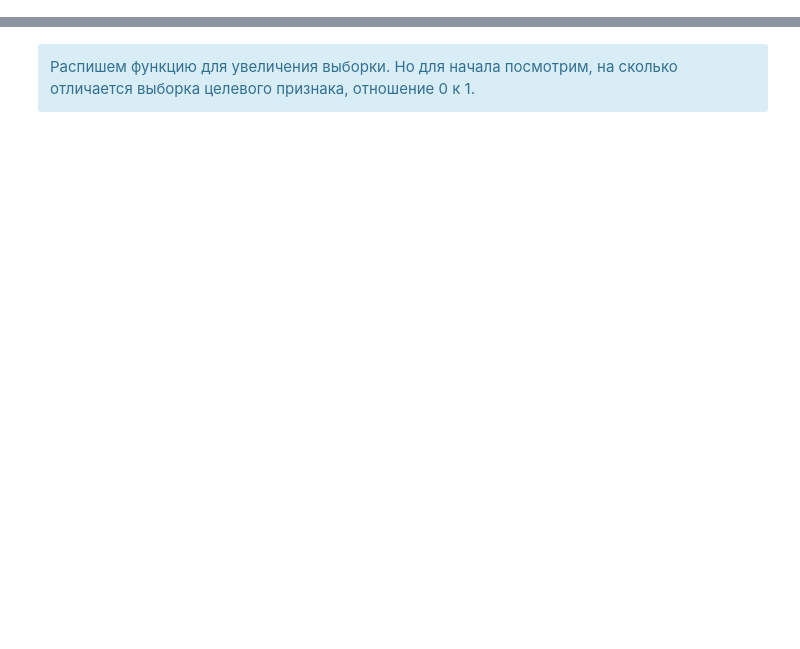
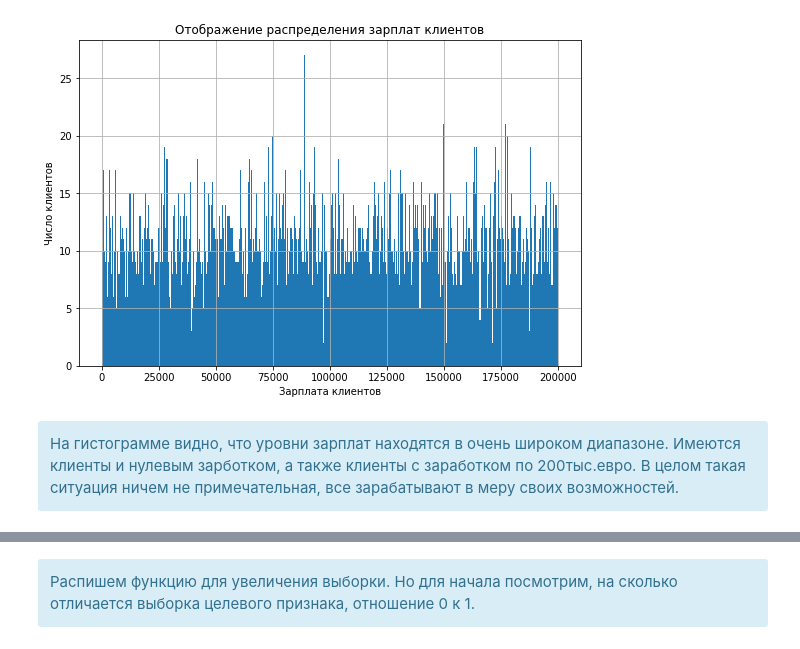
Before and after one commit to sley7er/Yandex-project-1, a Jupyter notebook: project (c-1).ipynb, the cells around one changed output, grey strips where cells are left out. Saved outputs shown, nothing was run; the diff lists cells and outputs as text; code cells hidden in the pictures; blank space fills up the shorter version.

```diff
--- a/project (c-1).ipynb
+++ b/project (c-1).ipynb
@@ -806,0 +170,11 @@ target_test = df_test_copy['is_canceled']
+# %%
+df['EstimatedSalary'].sort_values(ascending=False).hist(bins=900, figsize=(9, 6)).set_title('Отображение распределения зарплат клиентов')
+plt.xlabel("Зарплата клиентов")
+plt.ylabel("Число клиентов")
+plt.show()
+# %% [output]
+[figure, added]
+# %% [markdown]
+<div class="alert alert-block alert-info">
+<b></b> На гистограмме видно, что уровни зарплат находятся в очень широком диапазоне. Имеются клиенты и нулевым зарботком, а также клиенты с заработком по 200тыс.евро. В целом такая ситуация ничем не примечательная, все зарабатывают в меру своих возможностей.
+</div>
```
Also changed, not shown: parts of 316 cells of this notebook.
